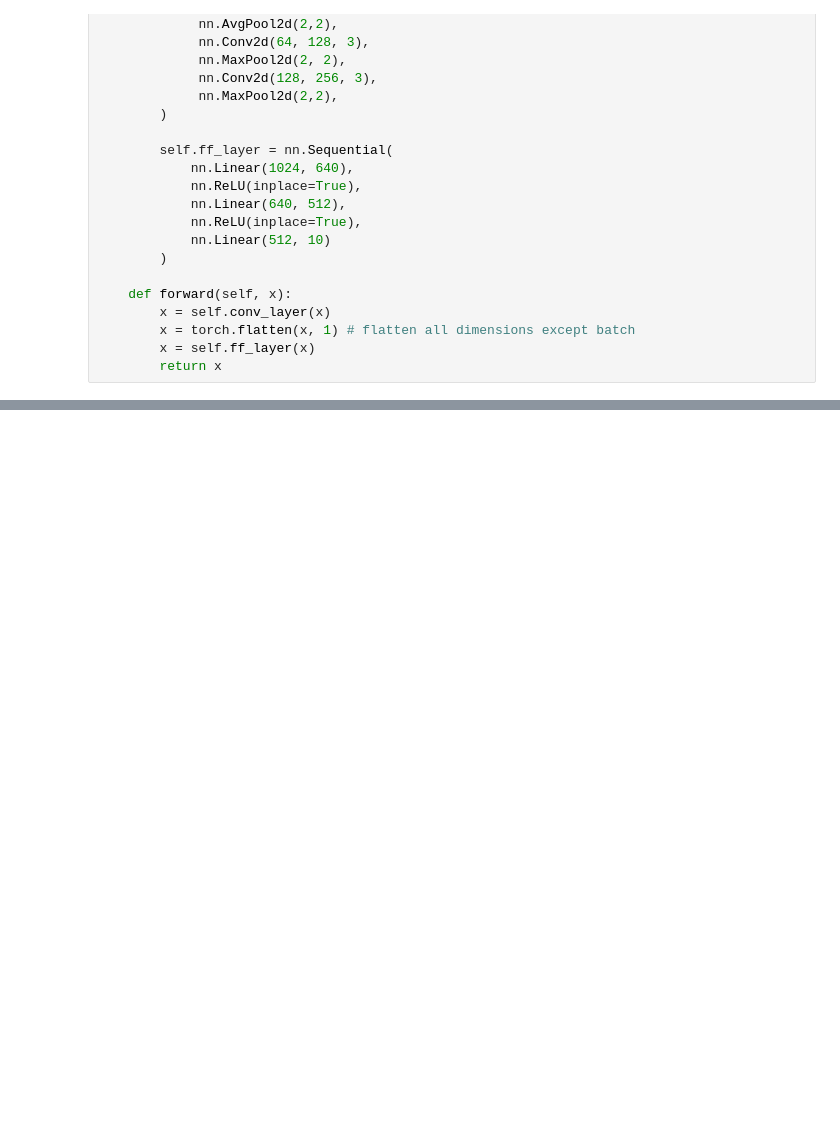
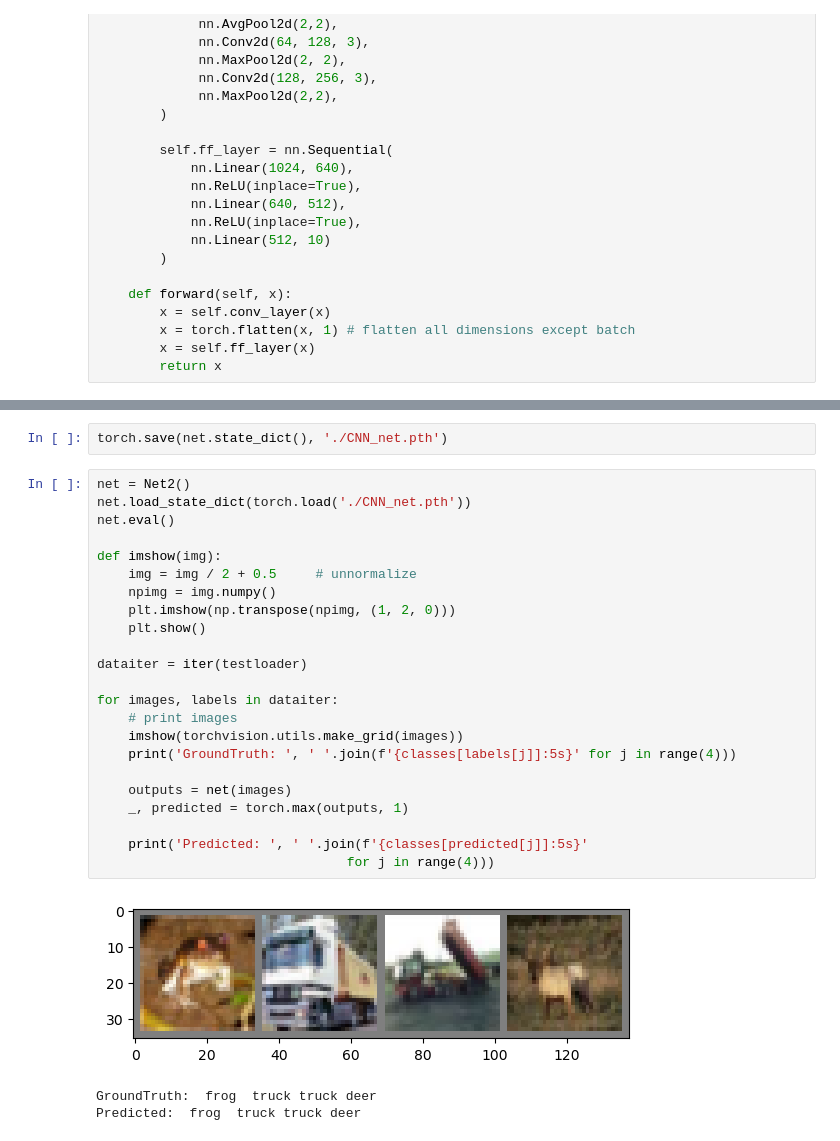
Before and after one commit to joshc321/cs178-project, a Jupyter notebook: convolutional.ipynb, the cells around one changed output, grey strips where cells are left out. Cells and saved outputs as stored; diff of their text form; blank space fills up the shorter version.

```diff
--- a/convolutional.ipynb
+++ b/convolutional.ipynb
@@ -173,0 +224,29 @@ metrics
+# %%
+torch.save(net.state_dict(), './CNN_net.pth')
+# %%
+net = Net2()
+net.load_state_dict(torch.load('./CNN_net.pth'))
+net.eval()
+
+def imshow(img):
+    img = img / 2 + 0.5     # unnormalize
+    npimg = img.numpy()
+    plt.imshow(np.transpose(npimg, (1, 2, 0)))
+    plt.show()
+
+dataiter = iter(testloader)
+
+for images, labels in dataiter:
+    # print images
+    imshow(torchvision.utils.make_grid(images))
+    print('GroundTruth: ', ' '.join(f'{classes[labels[j]]:5s}' for j in range(4)))
+
+    outputs = net(images)
+    _, predicted = torch.max(outputs, 1)
+
+    print('Predicted: ', ' '.join(f'{classes[predicted[j]]:5s}'
+                                for j in range(4)))
+# %% [output]
+[figure, added]
+GroundTruth:  frog  truck truck deer
+Predicted:  frog  truck truck deer
```
Also changed, not shown: parts of 4 cells of this notebook, 1 other file.
